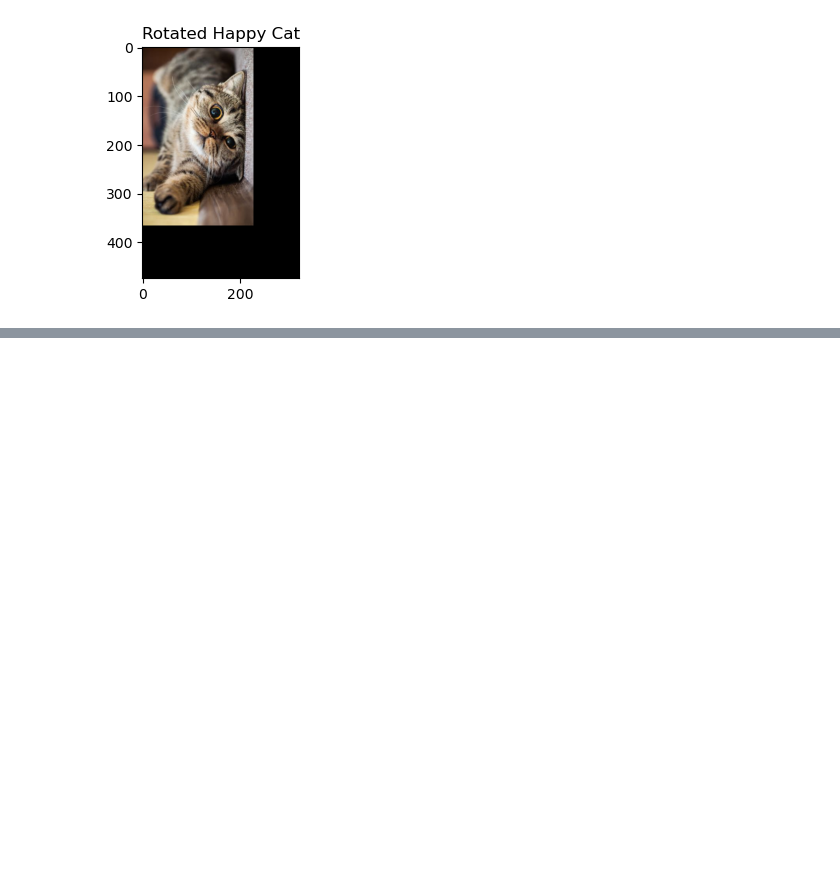
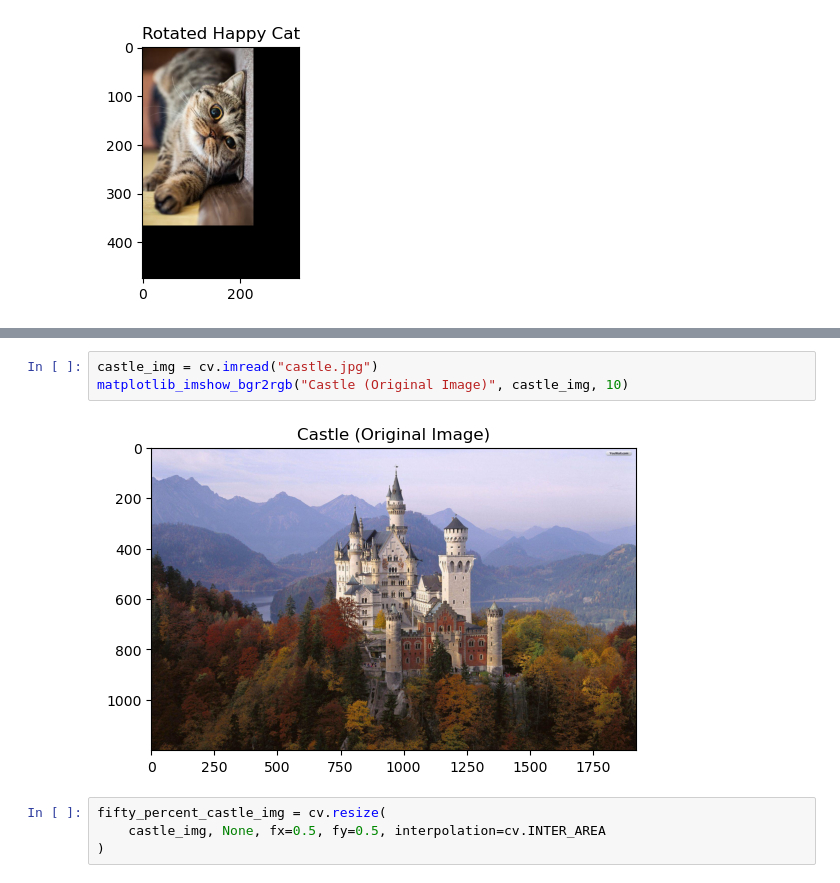
Before and after one commit to MaidulHasan/OpenCV_Basics, a Jupyter notebook: 03_image_transformation_operations.ipynb, the cells around one changed output, grey strips where cells are left out. Cells and saved outputs as stored; diff of their text form; blank space fills up the shorter version.

```diff
--- a/03_image_transformation_operations.ipynb
+++ b/03_image_transformation_operations.ipynb
@@ -83,0 +114,9 @@ matplotlib_imshow_bgr2rgb("Happy cat Flipped about both axes", flipped_img, 5)
+# %%
+castle_img = cv.imread("castle.jpg")
+matplotlib_imshow_bgr2rgb("Castle (Original Image)", castle_img, 10)
+# %% [output]
+[figure, added]
+# %%
+fifty_percent_castle_img = cv.resize(
+    castle_img, None, fx=0.5, fy=0.5, interpolation=cv.INTER_AREA
+)
```
Also changed, not shown: parts of 33 cells of this notebook, 11 other files.
